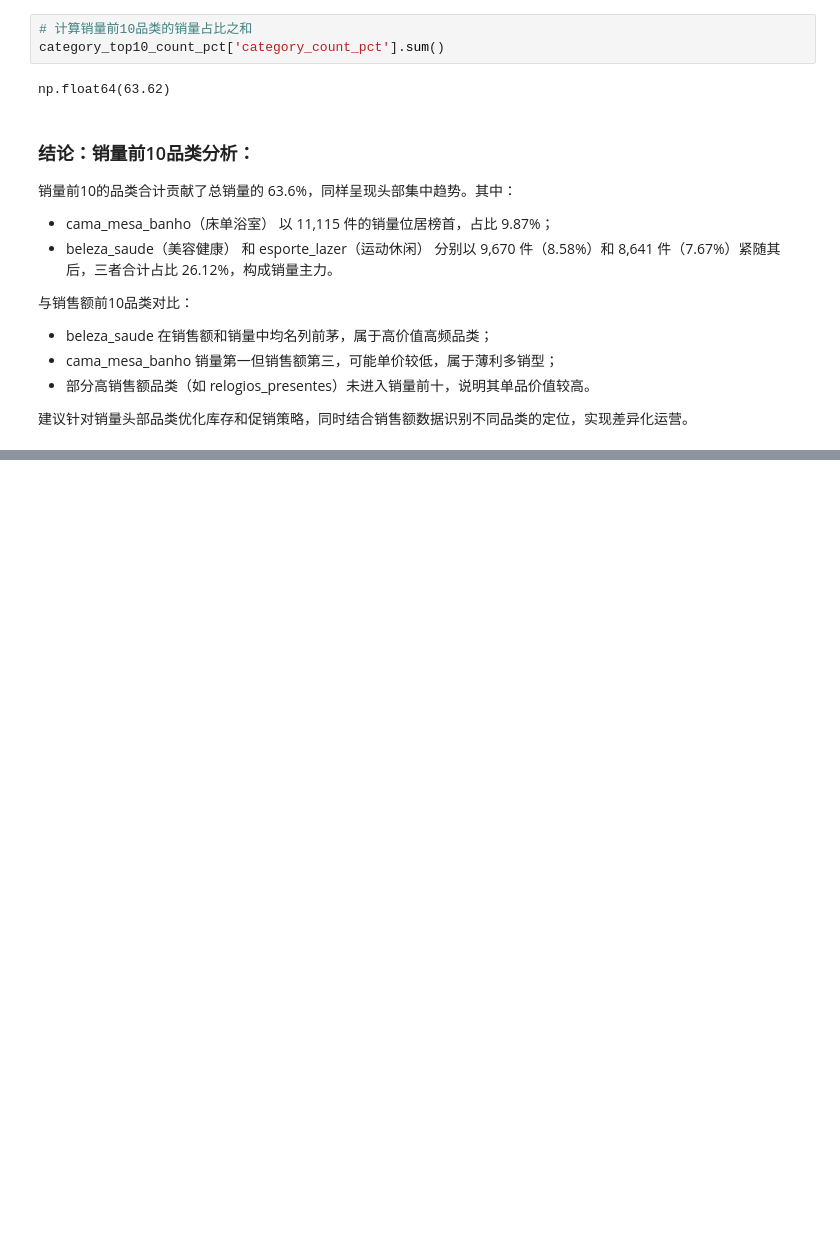
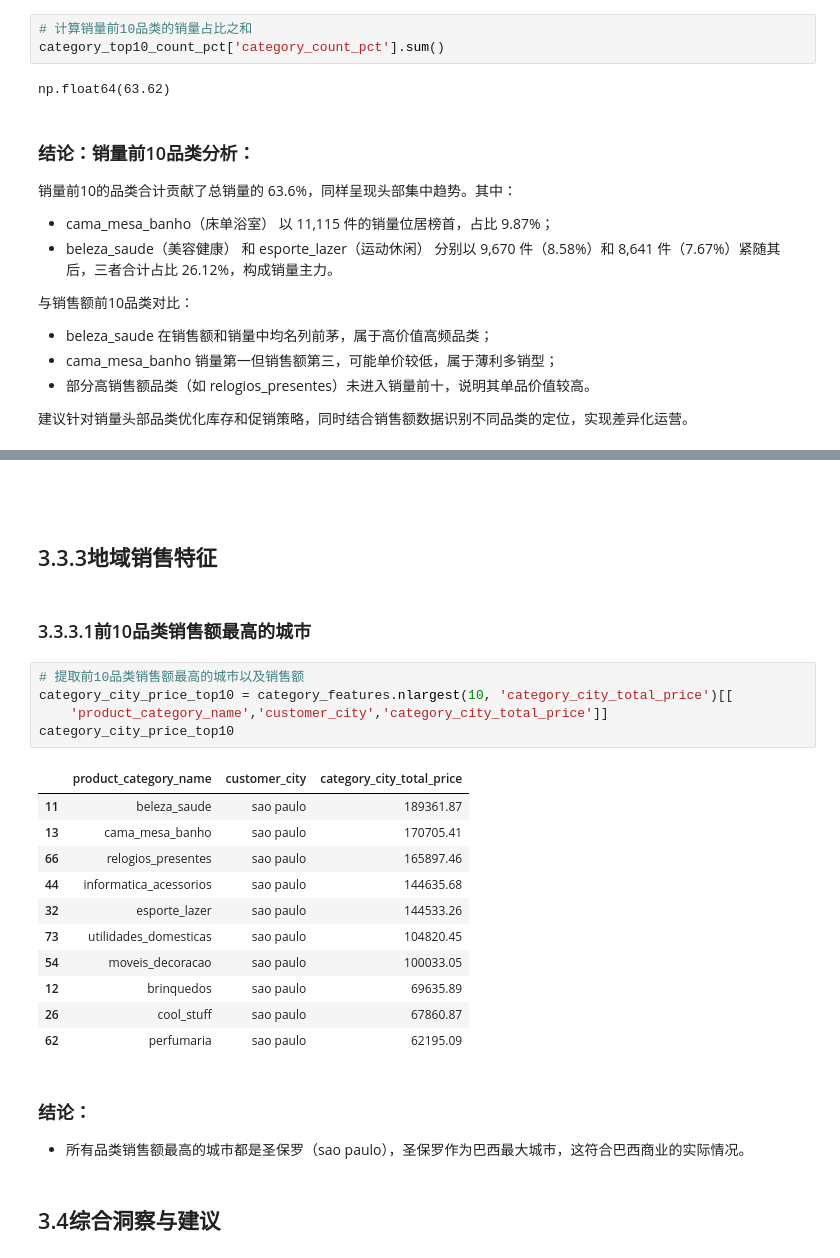
Before and after one commit to rong8866202/brazil-ecommerce-analysis, a Jupyter notebook: 00_notebooks/ecommerce_analysis_03_visualization.ipynb, the cells around one changed output, grey strips where cells are left out. Cells and saved outputs as stored; diff of their text form; blank space fills up the shorter version.

```diff
--- a/00_notebooks/ecommerce_analysis_03_visualization.ipynb
+++ b/00_notebooks/ecommerce_analysis_03_visualization.ipynb
@@ -495,0 +569,28 @@ np.float64(63.62)
+# %% [markdown]
+#####
+# %% [markdown]
+## 3.3.3地域销售特征
+# %% [markdown]
+### 3.3.3.1前10品类销售额最高的城市
+# %%
+# 提取前10品类销售额最高的城市以及销售额
+category_city_price_top10 = category_features.nlargest(10, 'category_city_total_price')[[
+    'product_category_name','customer_city','category_city_total_price']]
+category_city_price_top10
+# %% [output]
+|  | product_category_name | customer_city | category_city_total_price |
+| 11 | beleza_saude | sao paulo | 189361.87 |
+| 13 | cama_mesa_banho | sao paulo | 170705.41 |
+| 66 | relogios_presentes | sao paulo | 165897.46 |
+| 44 | informatica_acessorios | sao paulo | 144635.68 |
+| 32 | esporte_lazer | sao paulo | 144533.26 |
+| 73 | utilidades_domesticas | sao paulo | 104820.45 |
+| 54 | moveis_decoracao | sao paulo | 100033.05 |
+| 12 | brinquedos | sao paulo | 69635.89 |
+| 26 | cool_stuff | sao paulo | 67860.87 |
+| 62 | perfumaria | sao paulo | 62195.09 |
+# %% [markdown]
+### 结论：
+- 所有品类销售额最高的城市都是圣保罗（sao paulo），圣保罗作为巴西最大城市，这符合巴西商业的实际情况。
+# %% [markdown]
+## 3.4综合洞察与建议
```
Also changed, not shown: parts of 21 cells of this notebook.
